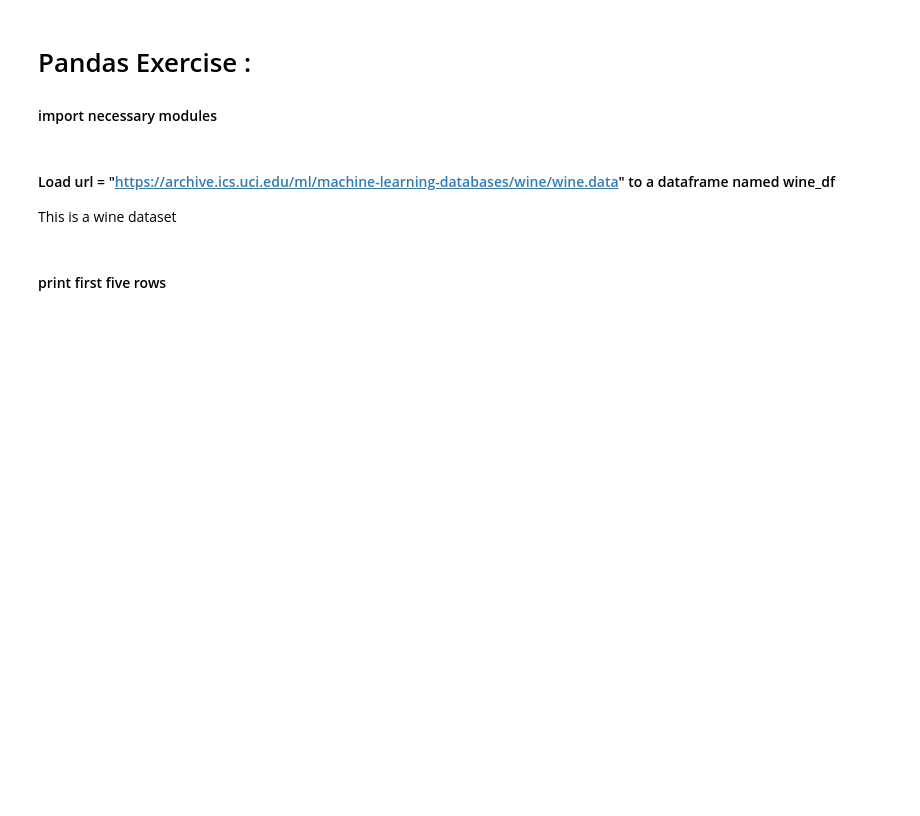
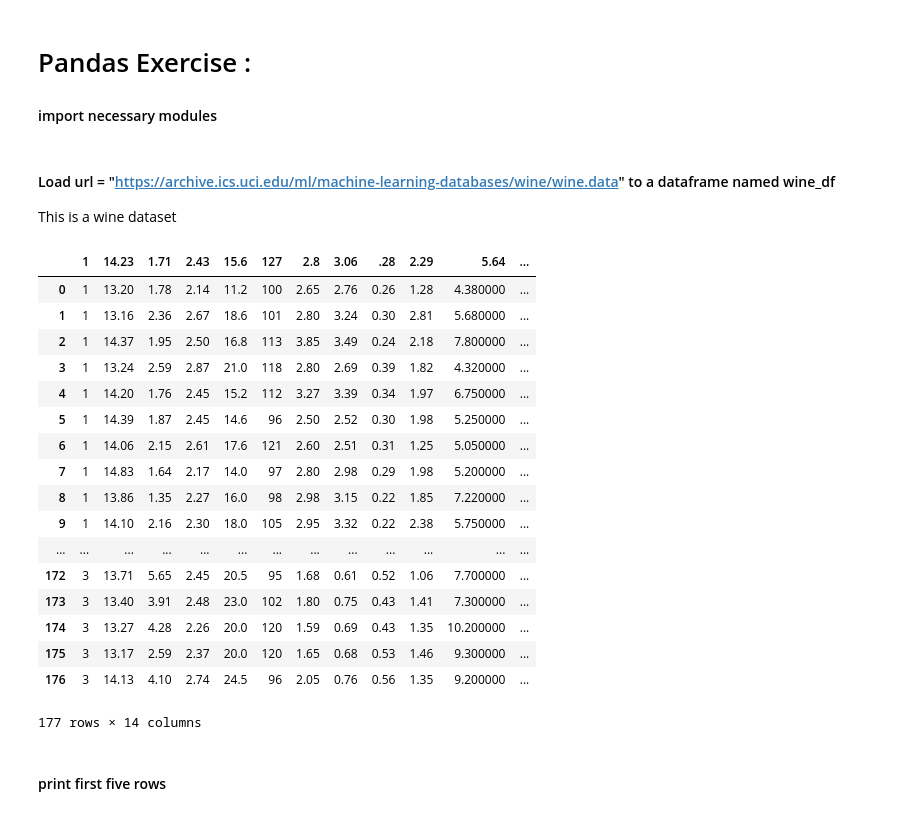
Before and after one commit to MLCCKolkata/Assignment-3, a Jupyter notebook: Exercise.ipynb, the cells around one changed output. Drawn from its saved outputs; the diff is of its cells as text; code cells hidden in the pictures; blank space fills up the shorter version.

```diff
--- a/Exercise.ipynb
+++ b/Exercise.ipynb
@@ -12,5 +12,27 @@ import pandas as pd
 #### Load url = "https://archive.ics.uci.edu/ml/machine-learning-databases/wine/wine.data" to a dataframe named wine_df
 
 This is a wine dataset
+# %%
+wine_df = pd.read_csv("https://archive.ics.uci.edu/ml/machine-learning-databases/wine/wine.data")
+wine_df
+# %% [output]
+|  | 1 | 14.23 | 1.71 | 2.43 | 15.6 | 127 | 2.8 | 3.06 | .28 | 2.29 | 5.64 | ... |
+| 0 | 1 | 13.20 | 1.78 | 2.14 | 11.2 | 100 | 2.65 | 2.76 | 0.26 | 1.28 | 4.380000 | ... |
+| 1 | 1 | 13.16 | 2.36 | 2.67 | 18.6 | 101 | 2.80 | 3.24 | 0.30 | 2.81 | 5.680000 | ... |
+| 2 | 1 | 14.37 | 1.95 | 2.50 | 16.8 | 113 | 3.85 | 3.49 | 0.24 | 2.18 | 7.800000 | ... |
+| 3 | 1 | 13.24 | 2.59 | 2.87 | 21.0 | 118 | 2.80 | 2.69 | 0.39 | 1.82 | 4.320000 | ... |
+| 4 | 1 | 14.20 | 1.76 | 2.45 | 15.2 | 112 | 3.27 | 3.39 | 0.34 | 1.97 | 6.750000 | ... |
+| 5 | 1 | 14.39 | 1.87 | 2.45 | 14.6 | 96 | 2.50 | 2.52 | 0.30 | 1.98 | 5.250000 | ... |
+| 6 | 1 | 14.06 | 2.15 | 2.61 | 17.6 | 121 | 2.60 | 2.51 | 0.31 | 1.25 | 5.050000 | ... |
+| 7 | 1 | 14.83 | 1.64 | 2.17 | 14.0 | 97 | 2.80 | 2.98 | 0.29 | 1.98 | 5.200000 | ... |
+| 8 | 1 | 13.86 | 1.35 | 2.27 | 16.0 | 98 | 2.98 | 3.15 | 0.22 | 1.85 | 7.220000 | ... |
+| 9 | 1 | 14.10 | 2.16 | 2.30 | 18.0 | 105 | 2.95 | 3.32 | 0.22 | 2.38 | 5.750000 | ... |
+| ... | ... | ... | ... | ... | ... | ... | ... | ... | ... | ... | ... | ... |
+| 172 | 3 | 13.71 | 5.65 | 2.45 | 20.5 | 95 | 1.68 | 0.61 | 0.52 | 1.06 | 7.700000 | ... |
+| 173 | 3 | 13.40 | 3.91 | 2.48 | 23.0 | 102 | 1.80 | 0.75 | 0.43 | 1.41 | 7.300000 | ... |
+| 174 | 3 | 13.27 | 4.28 | 2.26 | 20.0 | 120 | 1.59 | 0.69 | 0.43 | 1.35 | 10.200000 | ... |
+| 175 | 3 | 13.17 | 2.59 | 2.37 | 20.0 | 120 | 1.65 | 0.68 | 0.53 | 1.46 | 9.300000 | ... |
+| 176 | 3 | 14.13 | 4.10 | 2.74 | 24.5 | 96 | 2.05 | 0.76 | 0.56 | 1.35 | 9.200000 | ... |
+177 rows × 14 columns
 # %% [markdown]
 #### print first five rows
```
Also changed, not shown: parts of 10 cells of this notebook.
